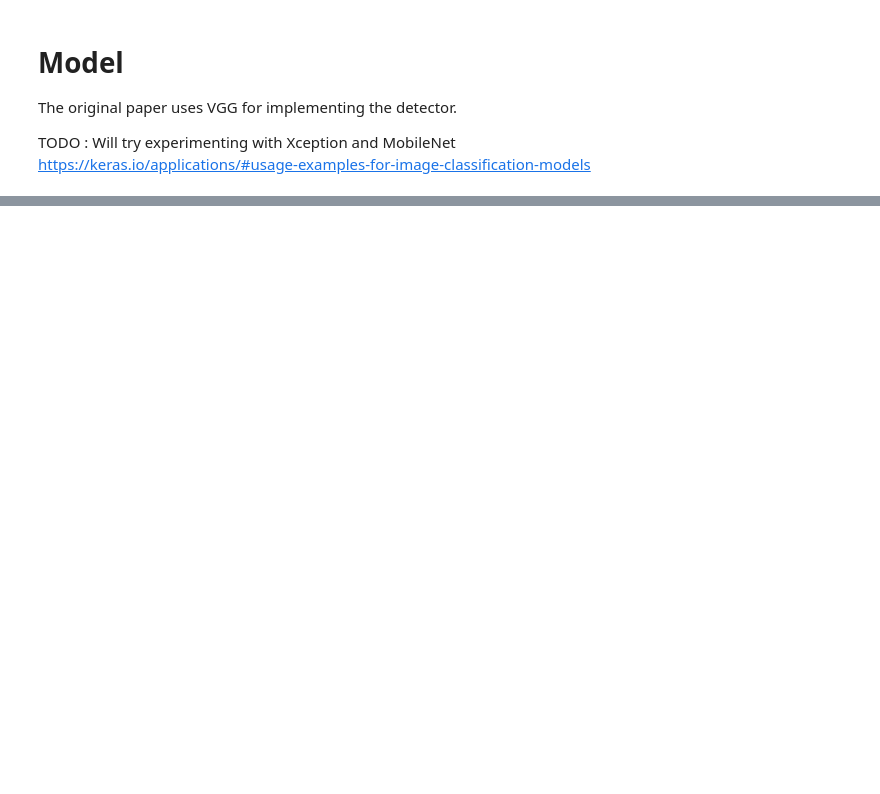
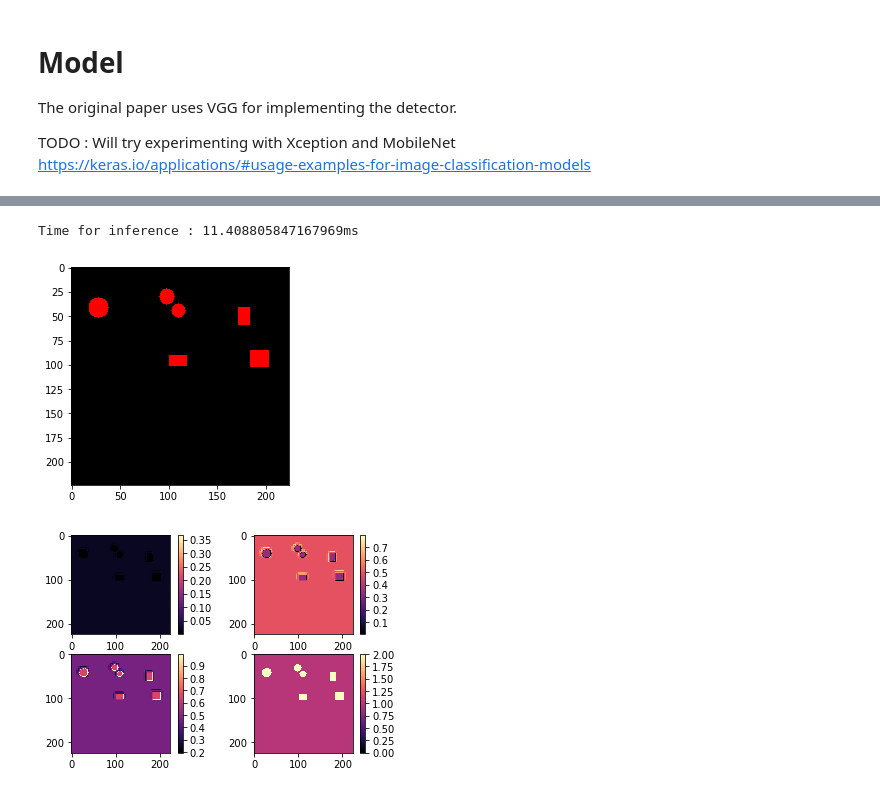
Before and after one commit to rdjondo/SimplisticSSD, a Jupyter notebook: SimpleSegNet_synthetic_dataset.ipynb, the cells around one changed output, grey strips where cells are left out. Saved outputs shown, nothing was run; the diff lists cells and outputs as text; code cells hidden in the pictures; blank space fills up the shorter version.

```diff
--- a/SimpleSegNet_synthetic_dataset.ipynb
+++ b/SimpleSegNet_synthetic_dataset.ipynb
@@ -407,40 +533,47 @@ plt.show()
 # Create a brand-new image for testing
 trainim = TrainingImage(size=image_size , backgd_color_class=TrainingImage.BLACK_CLASS)
 trainim.addRandRectangle(TrainingImage.RED_CLASS)
-#trainim.addRandCircle(TrainingImage.RED_CLASS)
+trainim.addRandCircle(TrainingImage.RED_CLASS)
+trainim.addRandRectangle(TrainingImage.RED_CLASS)
+trainim.addRandCircle(TrainingImage.RED_CLASS)
+trainim.addRandRectangle(TrainingImage.RED_CLASS)
+trainim.addRandCircle(TrainingImage.RED_CLASS)
 
 img = trainim.image
 
 
 start = time.time()
-y_out = model.predict(img.reshape(1,224,224,3))
+[y_out, y_softmax] = model.predict(img.reshape(1,224,224,3))
 end = time.time()
 print('Time for inference : {}ms'.format((end - start)*1000))
 
-
-seg = y_out[1]
+seg = y_softmax
 seg = seg.reshape(224,224, num_classes)
 
 seg_classes=seg.argmax(axis=2)
 
 plt.imshow(img)
 plt.show()
 
 fig = plt.figure(1)
 fig.clf()
 ax = fig.add_subplot(2,2,1)
 imsh = ax.imshow( seg[:,:,0], cmap='magma')
 fig.colorbar(imsh)
 
 ax = fig.add_subplot(2,2,2)
 imsh = ax.imshow( seg[:,:,1], cmap='magma')
 fig.colorbar(imsh)
 
 ax = fig.add_subplot(2,2,3)
 imsh = ax.imshow( seg[:,:,2], cmap='magma')
 fig.colorbar(imsh)
 
 ax = fig.add_subplot(2,2,4)
 imsh = ax.imshow( seg_classes, cmap='magma' )
 fig.colorbar(imsh)
 plt.show()
+# %% [output]
+Time for inference : 11.408805847167969ms
+[figure, added]
+[figure, added]
```
Also changed, not shown: parts of 14 cells of this notebook, 1 other file.
